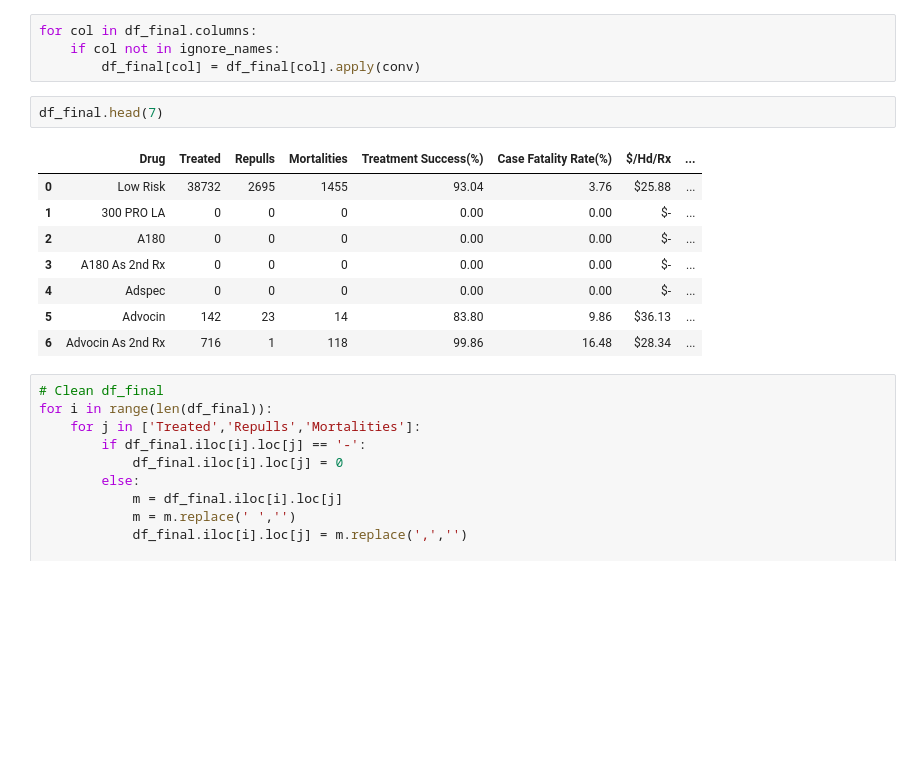
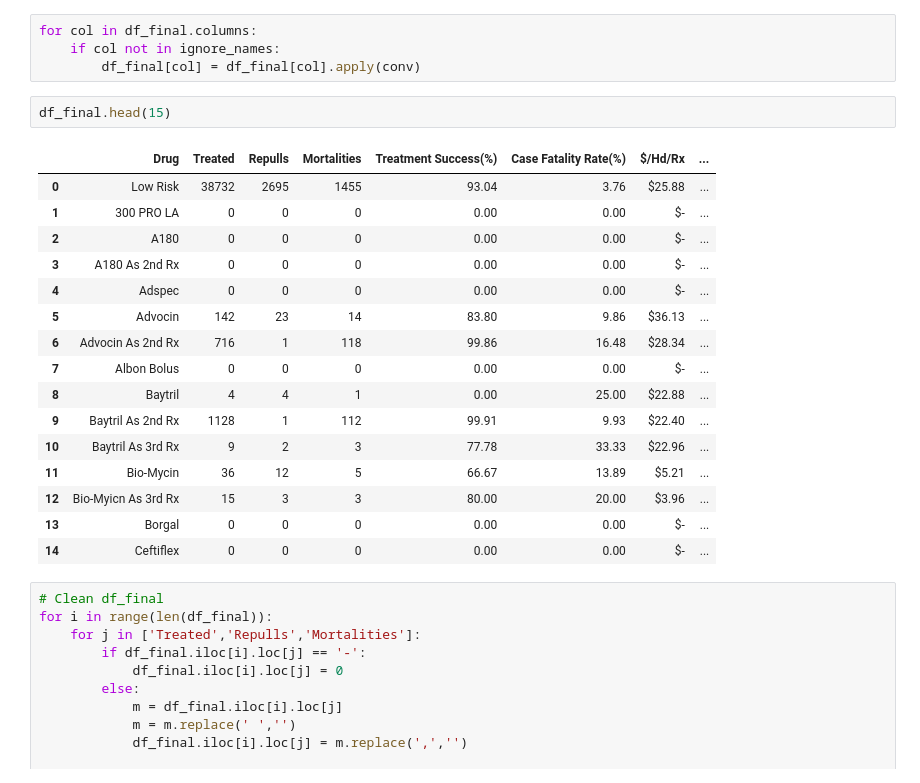
Before and after one commit to end2122/ZoetisCapstone, a Jupyter notebook: Antibiotics_by_Risk.ipynb, the cells around one changed output. Cells and saved outputs as stored; diff of their text form; blank space fills up the shorter version.

```diff
--- a/Antibiotics_by_Risk.ipynb
+++ b/Antibiotics_by_Risk.ipynb
@@ -558,16 +548,24 @@ for col in df_final.columns:
     if col not in ignore_names:
         df_final[col] = df_final[col].apply(conv)
 # %%
-df_final.head(7)
+df_final.head(15)
 # %% [output]
 |  | Drug | Treated | Repulls | Mortalities | Treatment Success(%) | Case Fatality Rate(%) | $/Hd/Rx | ... |
 | 0 | Low Risk | 38732 | 2695 | 1455 | 93.04 | 3.76 | $25.88 | ... |
 | 1 | 300 PRO LA | 0 | 0 | 0 | 0.00 | 0.00 | $- | ... |
 | 2 | A180 | 0 | 0 | 0 | 0.00 | 0.00 | $- | ... |
 | 3 | A180 As 2nd Rx | 0 | 0 | 0 | 0.00 | 0.00 | $- | ... |
 | 4 | Adspec | 0 | 0 | 0 | 0.00 | 0.00 | $- | ... |
 | 5 | Advocin | 142 | 23 | 14 | 83.80 | 9.86 | $36.13 | ... |
 | 6 | Advocin As 2nd Rx | 716 | 1 | 118 | 99.86 | 16.48 | $28.34 | ... |
+| 7 | Albon Bolus | 0 | 0 | 0 | 0.00 | 0.00 | $- | ... |
+| 8 | Baytril | 4 | 4 | 1 | 0.00 | 25.00 | $22.88 | ... |
+| 9 | Baytril As 2nd Rx | 1128 | 1 | 112 | 99.91 | 9.93 | $22.40 | ... |
+| 10 | Baytril As 3rd Rx | 9 | 2 | 3 | 77.78 | 33.33 | $22.96 | ... |
+| 11 | Bio-Mycin | 36 | 12 | 5 | 66.67 | 13.89 | $5.21 | ... |
+| 12 | Bio-Myicn As 3rd Rx | 15 | 3 | 3 | 80.00 | 20.00 | $3.96 | ... |
+| 13 | Borgal | 0 | 0 | 0 | 0.00 | 0.00 | $- | ... |
+| 14 | Ceftiflex | 0 | 0 | 0 | 0.00 | 0.00 | $- | ... |
 # %%
 # Clean df_final
 for i in range(len(df_final)):
```
Also changed, not shown: parts of 1 cell of this notebook.
